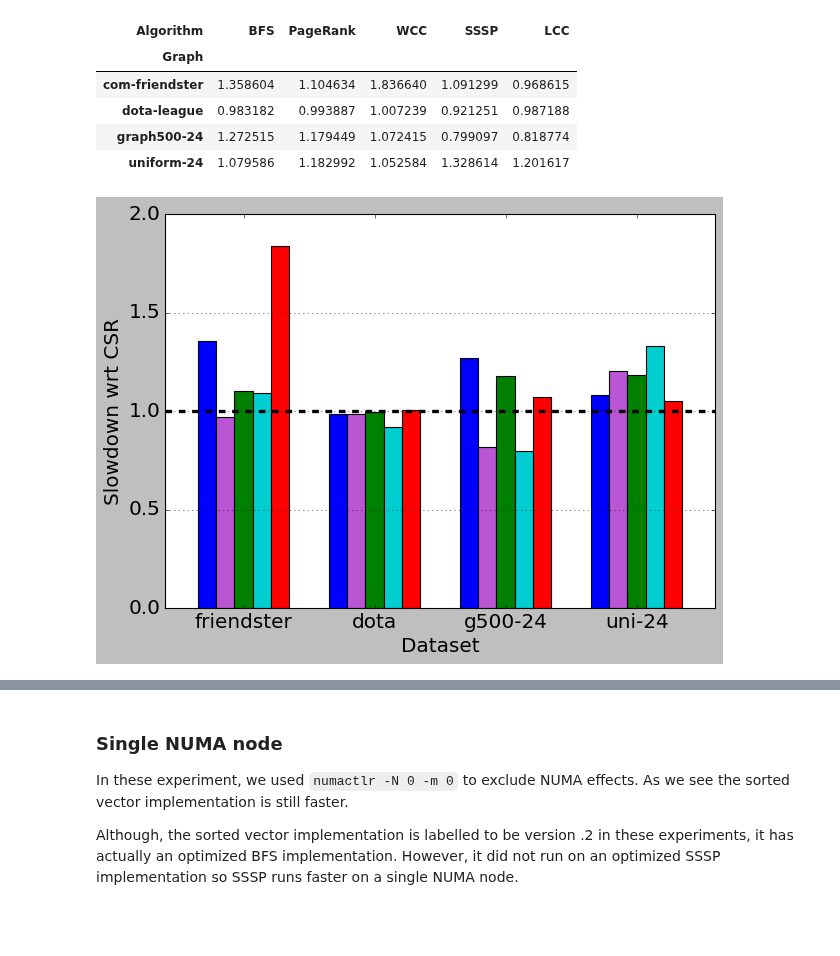
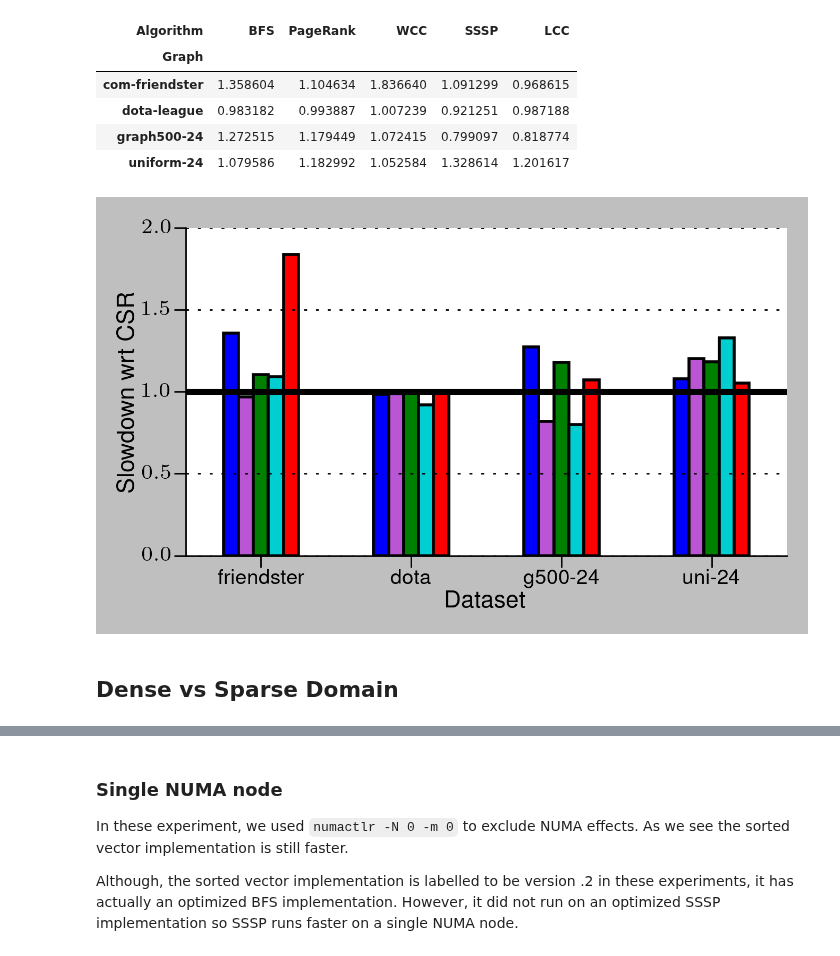
Before and after one commit to PerFuchs/gfe_notebooks, a Jupyter notebook: graphalytics_microbenchmarks.ipynb, the cells around one changed output, grey strips where cells are left out. Cells and saved outputs as stored; diff of their text form; code cells hidden in the pictures; blank space fills up the shorter version.

```diff
--- a/graphalytics_microbenchmarks.ipynb
+++ b/graphalytics_microbenchmarks.ipynb
@@ -173,28 +184,27 @@ contiguous_data
 | uniform-24 | 1.079586 | 1.182992 | 1.052584 | 1.328614 | 1.201617 |
 # %%
 ## FIGURE 2a
-
-import matplotlib.style
-matplotlib.style.use('classic')
 colormap=common.set_algorithm_colormap()
 
-p = contiguous_data.sort_values(axis=1, by='Algorithm').plot.bar(width=0.7, color=colormap, legend=None).grid(axis='y')
-# legend=None
+plotting.latexify()
 
-#plt.title("Sorted Vector vs CSR")
-plt.xticks(rotation=0, fontsize=18)
-plt.yticks(fontsize=18)
-#p.legend(loc=0, fontsize = 'small')
-plt.ylabel("Slowdown wrt CSR", fontsize=18)
-plt.xlabel("Dataset", fontsize=18)
+p = contiguous_data.sort_values(axis=1, by='Algorithm').plot.bar(color=colormap, legend=None)
 
+plt.xticks(rotation=0)
 positions = (0, 1, 2, 3)
 x_labels = ("friendster", "dota", "g500-24", "uni-24")
 plt.xticks(positions, x_labels)
 
-plt.axhline(y = 1, color="black", linestyle = '--', linewidth=3)
+plt.ylabel("Slowdown wrt CSR")
+plt.xlabel("Dataset")
+
+plotting.add_line_on_1(plt)
+
+plotting.format_axes(p)
 
 plt.tight_layout()
-plt.savefig("../plots/sequential-edge-layout-vs-vector-new.png", dpi=400)
+plt.savefig(plotting.base_path + "/sequential-edge-layout-vs-vector-new.png", dpi=400)
 # %% [output]
-[figure, old version]
+[figure, new version]
+# %% [markdown]
+## Dense vs Sparse Domain
```
Also changed, not shown: parts of 29 cells of this notebook, 1 other file.
